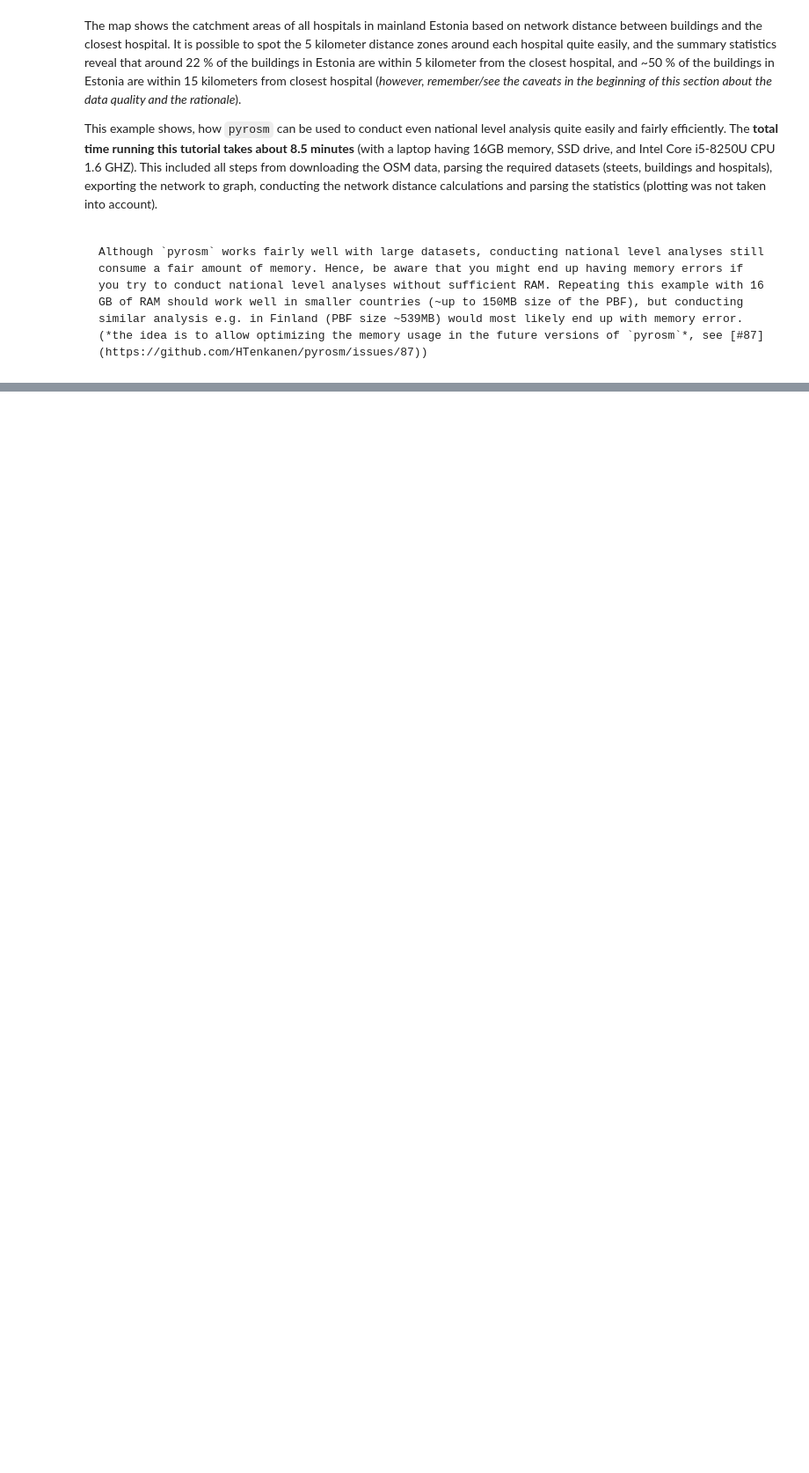
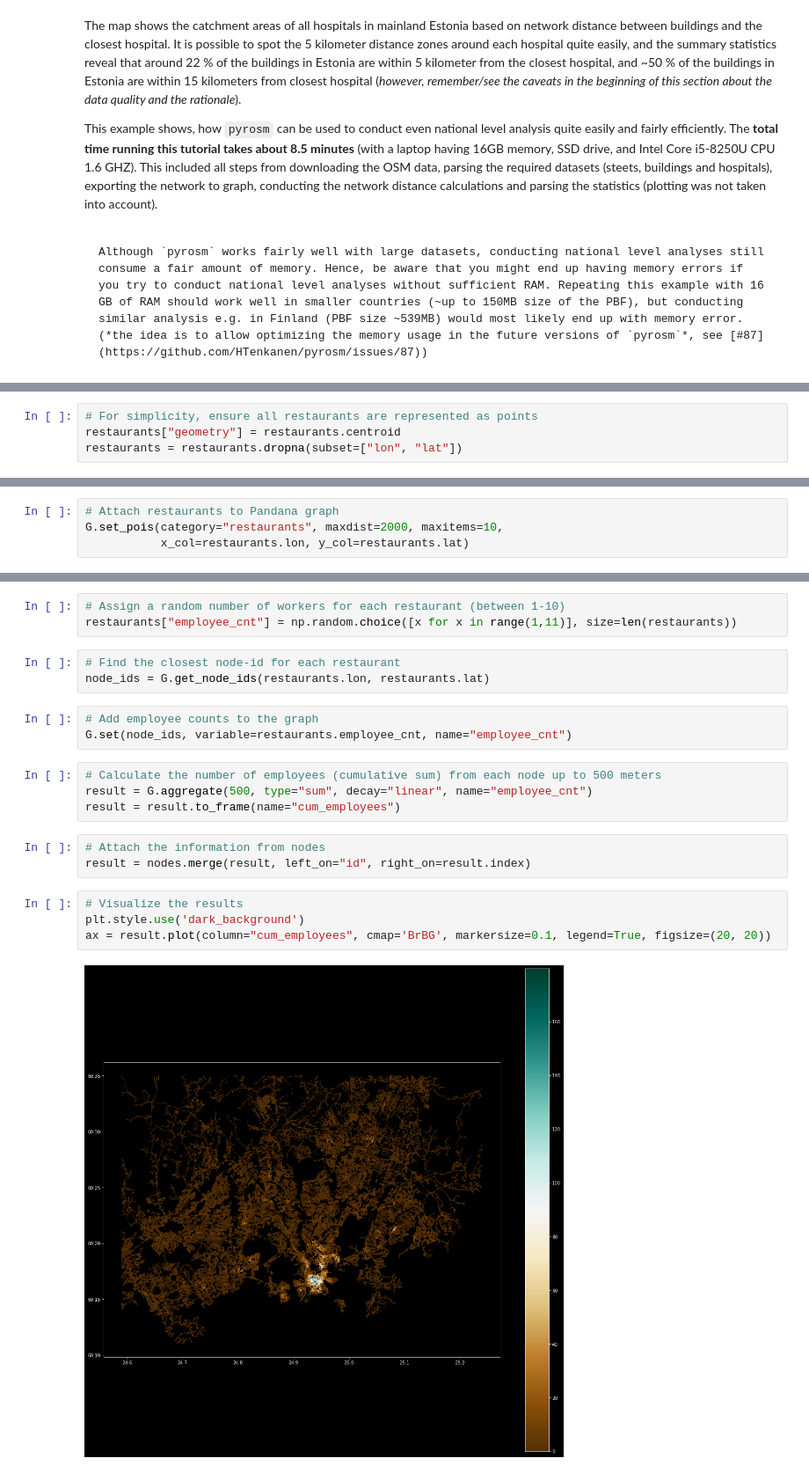
Before and after one commit to pyrosm/pyrosm, a Jupyter notebook: docs/graphs.ipynb, the cells around one changed output, grey strips where cells are left out. Shown at 88% size. Drawn from its saved outputs; the diff is of its cells as text; blank space fills up the shorter version.

```diff
--- a/docs/graphs.ipynb
+++ b/docs/graphs.ipynb
@@ -334,0 +351,4 @@ Although `pyrosm` works fairly well with large datasets, conducting national lev
+# %%
+# For simplicity, ensure all restaurants are represented as points
+restaurants["geometry"] = restaurants.centroid
+restaurants = restaurants.dropna(subset=["lon", "lat"])
@@ -334,0 +365,4 @@ Although `pyrosm` works fairly well with large datasets, conducting national lev
+# %%
+# Attach restaurants to Pandana graph
+G.set_pois(category="restaurants", maxdist=2000, maxitems=10,
+           x_col=restaurants.lon, y_col=restaurants.lat)
@@ -334,0 +391,22 @@ Although `pyrosm` works fairly well with large datasets, conducting national lev
+# %%
+# Assign a random number of workers for each restaurant (between 1-10)
+restaurants["employee_cnt"] = np.random.choice([x for x in range(1,11)], size=len(restaurants))
+# %%
+# Find the closest node-id for each restaurant
+node_ids = G.get_node_ids(restaurants.lon, restaurants.lat)
+# %%
+# Add employee counts to the graph
+G.set(node_ids, variable=restaurants.employee_cnt, name="employee_cnt")
+# %%
+# Calculate the number of employees (cumulative sum) from each node up to 500 meters
+result = G.aggregate(500, type="sum", decay="linear", name="employee_cnt")
+result = result.to_frame(name="cum_employees")
+# %%
+# Attach the information from nodes
+result = nodes.merge(result, left_on="id", right_on=result.index)
+# %%
+# Visualize the results
+plt.style.use('dark_background')
+ax = result.plot(column="cum_employees", cmap='BrBG', markersize=0.1, legend=True, figsize=(20, 20))
+# %% [output]
+[figure, added]
```
Also changed, not shown: parts of 18 cells of this notebook.
